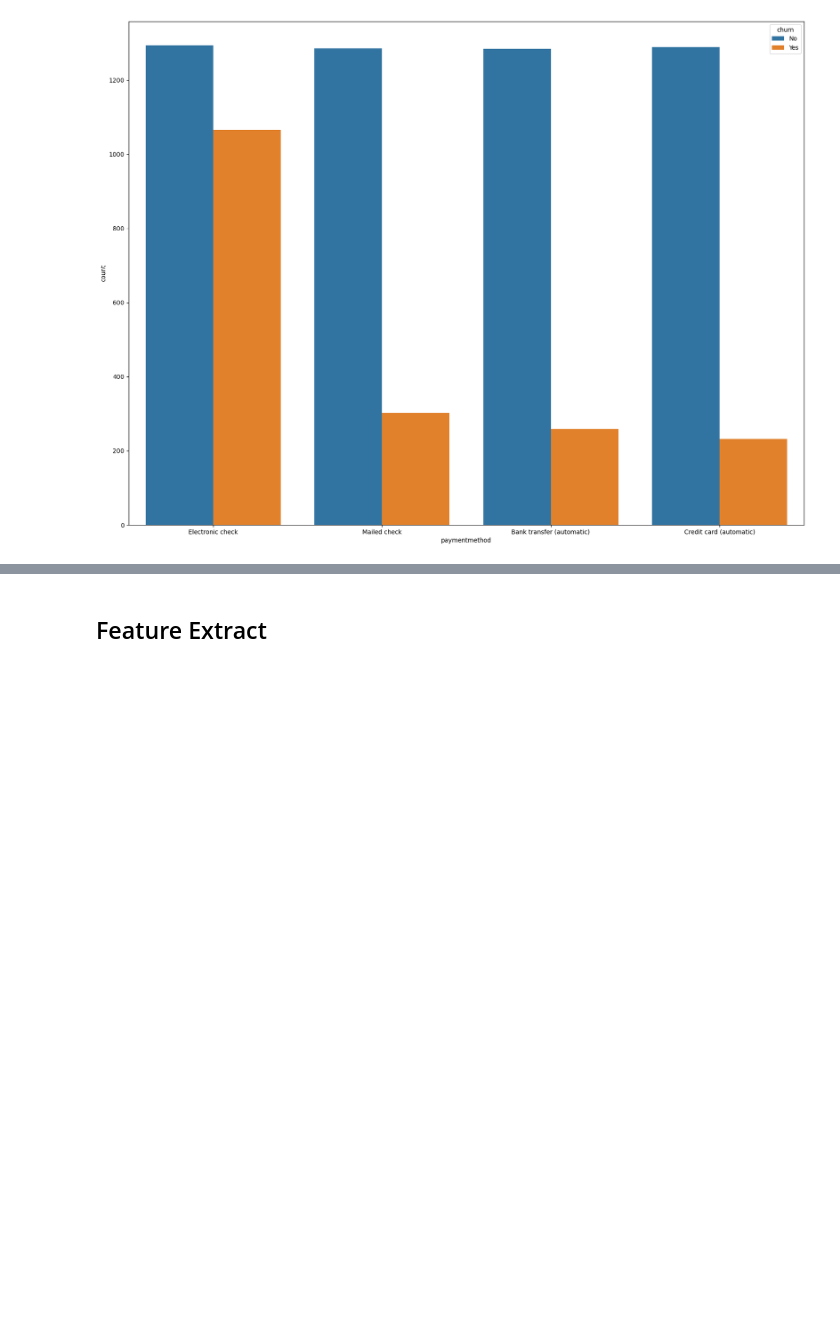
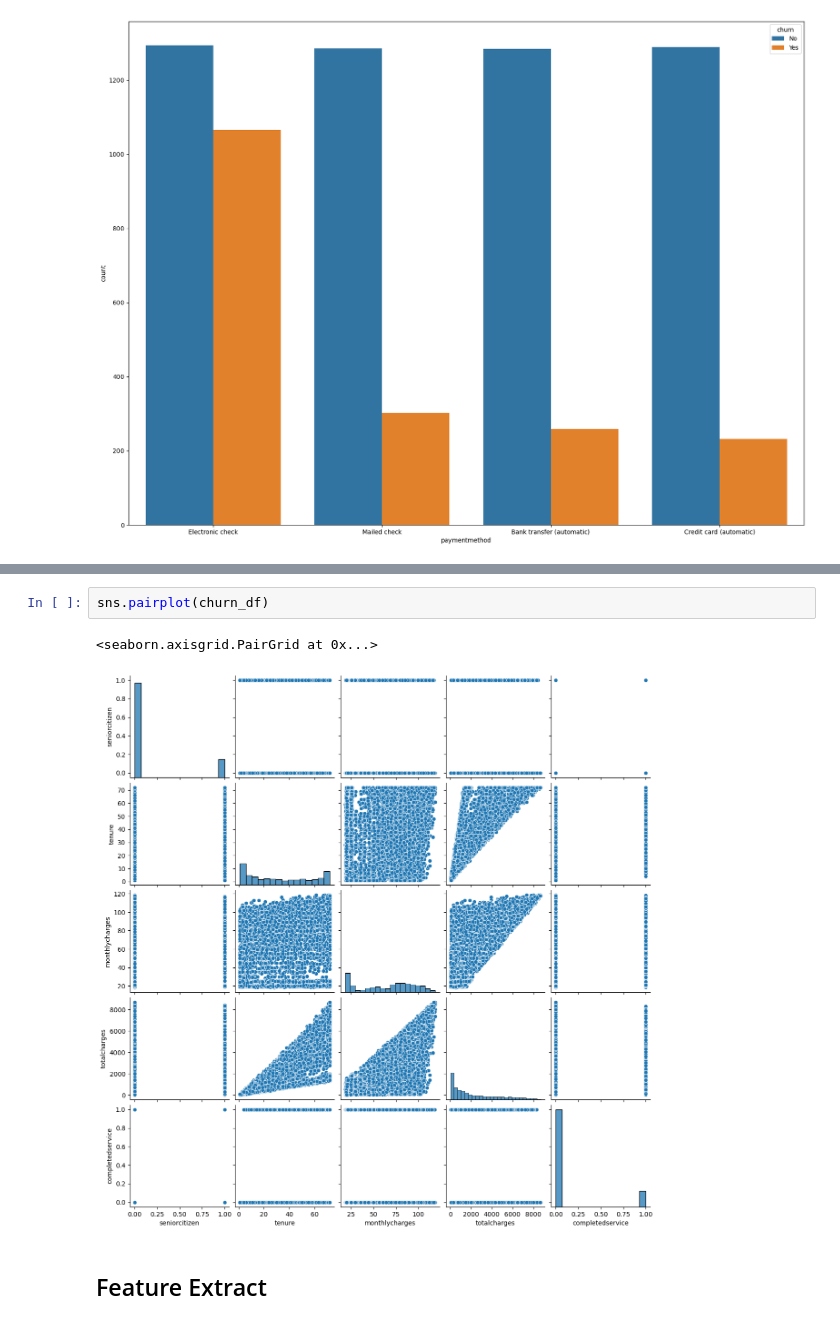
Before and after one commit to Asmaa-Zahran/Churn-Prediction, a Jupyter notebook: churn prediction.ipynb, the cells around one changed output, grey strips where cells are left out. Saved outputs shown, nothing was run; the diff lists cells and outputs as text; blank space fills up the shorter version.

```diff
--- a/churn prediction.ipynb
+++ b/churn prediction.ipynb
@@ -293,3 +307,8 @@ sns.countplot(data=churn_df,x='paymentmethod',hue='churn')
+# %%
+sns.pairplot(churn_df)
+# %% [output]
+<seaborn.axisgrid.PairGrid at 0x...>
+[figure, added]
 # %% [markdown]
 ## Feature Extract
 # %%
```
Also changed, not shown: parts of 6 cells of this notebook.
